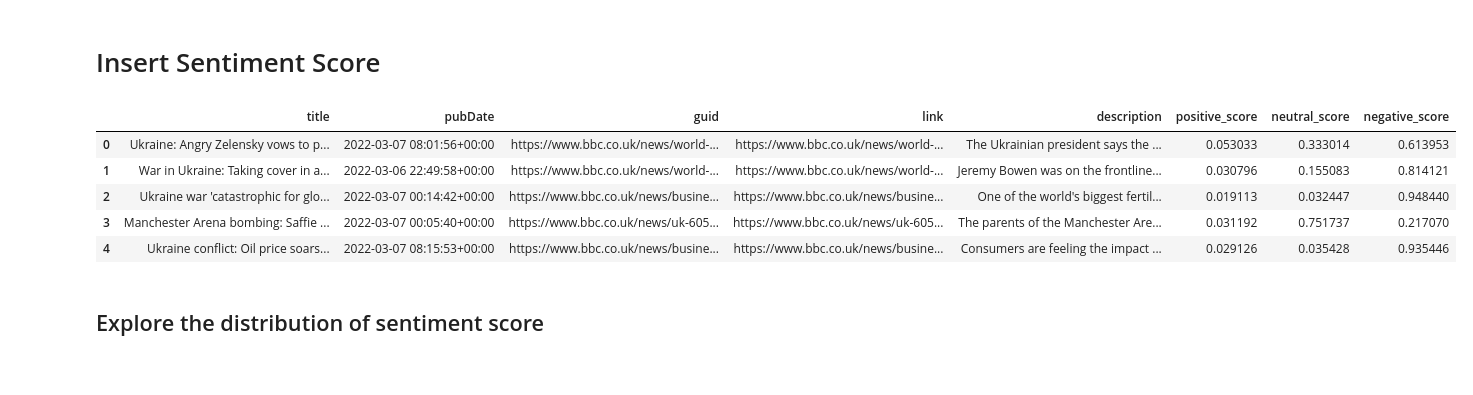
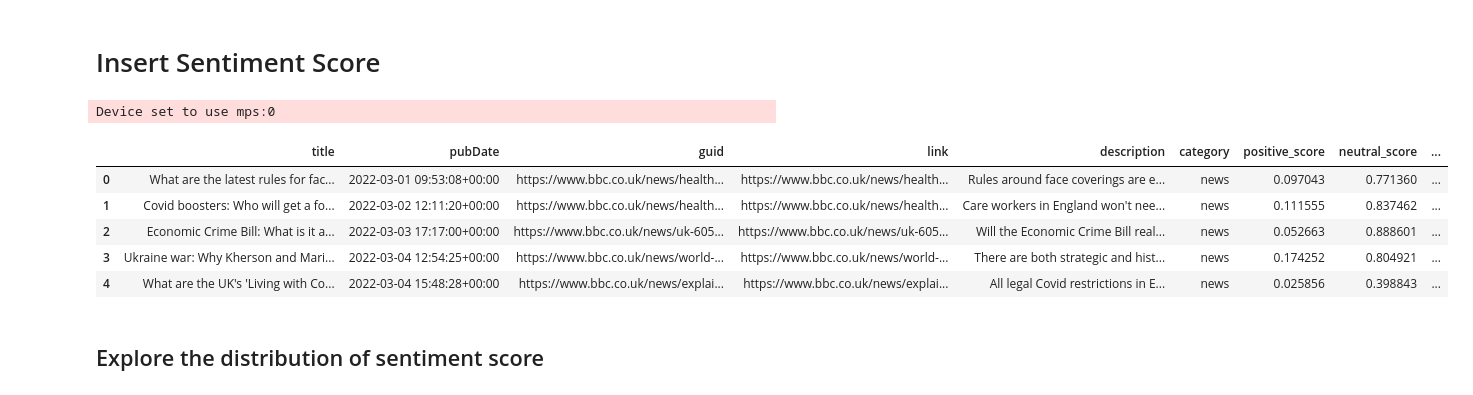
Before and after one commit to jasonlam510/FYP, a Jupyter notebook: src/data-preprocessing/kaggle/kaggle.ipynb, the cells around one changed output. Saved outputs shown, nothing was run; the diff lists cells and outputs as text; code cells hidden in the pictures.

```diff
--- a/src/data-preprocessing/kaggle/kaggle.ipynb
+++ b/src/data-preprocessing/kaggle/kaggle.ipynb
@@ -92,8 +94,8 @@ plot_description_length_distribution(bbc_news_df, 'description')
 from src.utils.data_format import clean_text_column, convert_datetime_column
 
 # Datetime column
-bbc_news_df = convert_datetime_column(bbc_news_df, 'pubDate')
+cleaned_df = convert_datetime_column(bbc_news_df, 'pubDate')
 
 # Check the cleaned data
-bbc_news_df.head()
+cleaned_df.head()
 # %% [output]
@@ -112,8 +114,8 @@ start_date = '2022-03-01'
 end_date = '2024-12-31'
 
 # Filter the rows based on the specified date range
-filtered_df = bbc_news_df[(bbc_news_df['pubDate'] >= start_date) & (bbc_news_df['pubDate'] <= end_date)]
+cleaned_df = cleaned_df[(cleaned_df['pubDate'] >= start_date) & (cleaned_df['pubDate'] <= end_date)]
 
 # Print the number of rows in the filtered dataset
-print(f"Number of rows in the filtered dataset: {len(filtered_df)}")
+print(f"Number of rows in the filtered dataset: {len(cleaned_df)}")
 # %% [output]
@@ -147,15 +149,14 @@ def extract_category(df: pd.DataFrame, column_name: str) -> pd.DataFrame:
 
     return df
 # %%
-# Assuming the dataframe is already loaded and named `bbc_news_df`
-bbc_news_df = extract_category(bbc_news_df, 'guid')
+cleaned_df = extract_category(cleaned_df, 'guid')
 
 # Count unique categories
-unique_categories = bbc_news_df['category'].nunique()
+unique_categories = cleaned_df['category'].nunique()
 
 # Display the unique categories and their count
 print(f"Number of unique categories: {unique_categories}")
-counts = bbc_news_df['category'].value_counts()
+counts = cleaned_df['category'].value_counts()
 print("Count by category:")
 for cat, cnt in counts.items():
     print(f"{cat}: {cnt}")
@@ -180,10 +176,10 @@ mediacentre: 1
 from src.utils.plot_df import display_duplicate_rows_by_column
 
 # Filter the dataset to keep only the 'news' category
-bbc_news_df = bbc_news_df[bbc_news_df['category'] == 'news'].reset_index(drop=True)
+cleaned_df = cleaned_df[cleaned_df['category'] == 'news'].reset_index(drop=True)
 
 # Identify duplicate rows based on a single column
-display_duplicate_rows_by_column(bbc_news_df, 'title')
+display_duplicate_rows_by_column(cleaned_df, 'title')
 
 # Remove some garbage rows
 garbage_titles = [
@@ -192,17 +188,17 @@ garbage_titles = [
 ]
 
 # Sort the dataframe by 'pubDate' in descending order
-bbc_news_df = bbc_news_df.sort_values(by='pubDate', ascending=True).reset_index(drop=True)
-display(bbc_news_df)
+cleaned_df = cleaned_df.sort_values(by='pubDate', ascending=True).reset_index(drop=True)
+display(cleaned_df)
 
 # Filter out the garbage and duplicates titles
-bbc_news_df = bbc_news_df[~bbc_news_df['title'].isin(garbage_titles)].reset_index(drop=True)
-bbc_news_df = bbc_news_df.drop_duplicates(subset=['title'], keep='first').reset_index(drop=True)
+cleaned_df = cleaned_df[~cleaned_df['title'].isin(garbage_titles)].reset_index(drop=True)
+cleaned_df = cleaned_df.drop_duplicates(subset=['title'], keep='first').reset_index(drop=True)
 
 # Check for duplicates in the 'description' and 'link' columns
 # Their duplication is likely due to updated titles or descriptions. Using link to identify duplicates
-display_duplicate_rows_by_column(bbc_news_df, 'link')
-bbc_news_df = bbc_news_df.drop_duplicates(subset=['link'], keep='first').reset_index(drop=True)
+display_duplicate_rows_by_column(cleaned_df, 'link')
+cleaned_df = cleaned_df.drop_duplicates(subset=['link'], keep='first').reset_index(drop=True)
 
-display(bbc_news_df)
+display(cleaned_df)
 # %% [output]
@@ -263,21 +259,22 @@ display(bbc_news_df)
 # %%
 from src.utils.sentiment import add_sentiment_scores
 
 # Add sentiment scores to the filtered DataFrame
-filtered_df = add_sentiment_scores(filtered_df, 'description')
+sentiment_inserted_df = add_sentiment_scores(cleaned_df, 'description')
 
 # Check the first few rows of the DataFrame with sentiment scores
-display(filtered_df.head())
+display(sentiment_inserted_df.head())
 
 # Save the filtered DataFrame with sentiment scores to a CSV file
-filtered_df.to_csv(str(SAVE_PATH)+"sentiment_inserted.csv", index=False)
+sentiment_inserted_df.to_csv(str(SAVE_PATH)+"/sentiment_inserted.csv", index=False)
 # %% [output]
+Device set to use mps:0
-|  | title | pubDate | guid | link | description | positive_score | neutral_score | negative_score |
-| 0 | Ukraine: Angry Zelensky vows to p... | 2022-03-07 08:01:56+00:00 | https://www.bbc.co.uk/news/world-... | https://www.bbc.co.uk/news/world-... | The Ukrainian president says the ... | 0.053033 | 0.333014 | 0.613953 |
-| 1 | War in Ukraine: Taking cover in a... | 2022-03-06 22:49:58+00:00 | https://www.bbc.co.uk/news/world-... | https://www.bbc.co.uk/news/world-... | Jeremy Bowen was on the frontline... | 0.030796 | 0.155083 | 0.814121 |
-| 2 | Ukraine war 'catastrophic for glo... | 2022-03-07 00:14:42+00:00 | https://www.bbc.co.uk/news/busine... | https://www.bbc.co.uk/news/busine... | One of the world's biggest fertil... | 0.019113 | 0.032447 | 0.948440 |
-| 3 | Manchester Arena bombing: Saffie ... | 2022-03-07 00:05:40+00:00 | https://www.bbc.co.uk/news/uk-605... | https://www.bbc.co.uk/news/uk-605... | The parents of the Manchester Are... | 0.031192 | 0.751737 | 0.217070 |
-| 4 | Ukraine conflict: Oil price soars... | 2022-03-07 08:15:53+00:00 | https://www.bbc.co.uk/news/busine... | https://www.bbc.co.uk/news/busine... | Consumers are feeling the impact ... | 0.029126 | 0.035428 | 0.935446 |
+|  | title | pubDate | guid | link | description | category | positive_score | neutral_score | ... |
+| 0 | What are the latest rules for fac... | 2022-03-01 09:53:08+00:00 | https://www.bbc.co.uk/news/health... | https://www.bbc.co.uk/news/health... | Rules around face coverings are e... | news | 0.097043 | 0.771360 | ... |
+| 1 | Covid boosters: Who will get a fo... | 2022-03-02 12:11:20+00:00 | https://www.bbc.co.uk/news/health... | https://www.bbc.co.uk/news/health... | Care workers in England won't nee... | news | 0.111555 | 0.837462 | ... |
+| 2 | Economic Crime Bill: What is it a... | 2022-03-03 17:17:00+00:00 | https://www.bbc.co.uk/news/uk-605... | https://www.bbc.co.uk/news/uk-605... | Will the Economic Crime Bill real... | news | 0.052663 | 0.888601 | ... |
+| 3 | Ukraine war: Why Kherson and Mari... | 2022-03-04 12:54:25+00:00 | https://www.bbc.co.uk/news/world-... | https://www.bbc.co.uk/news/world-... | There are both strategic and hist... | news | 0.174252 | 0.804921 | ... |
+| 4 | What are the UK's 'Living with Co... | 2022-03-04 15:48:28+00:00 | https://www.bbc.co.uk/news/explai... | https://www.bbc.co.uk/news/explai... | All legal Covid restrictions in E... | news | 0.025856 | 0.398843 | ... |
 # %% [markdown]
 ## Explore the distribution of sentiment score
 # %%
```
Also changed, not shown: parts of 8 cells of this notebook.
